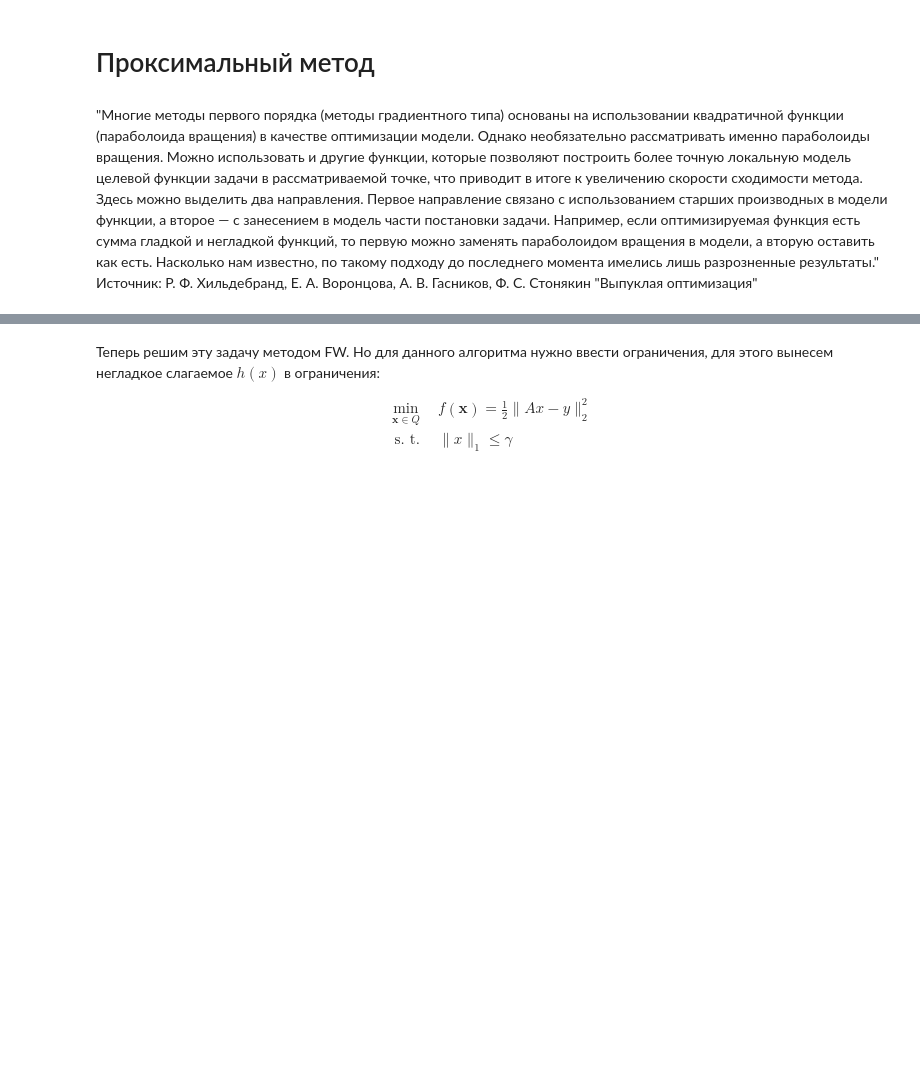
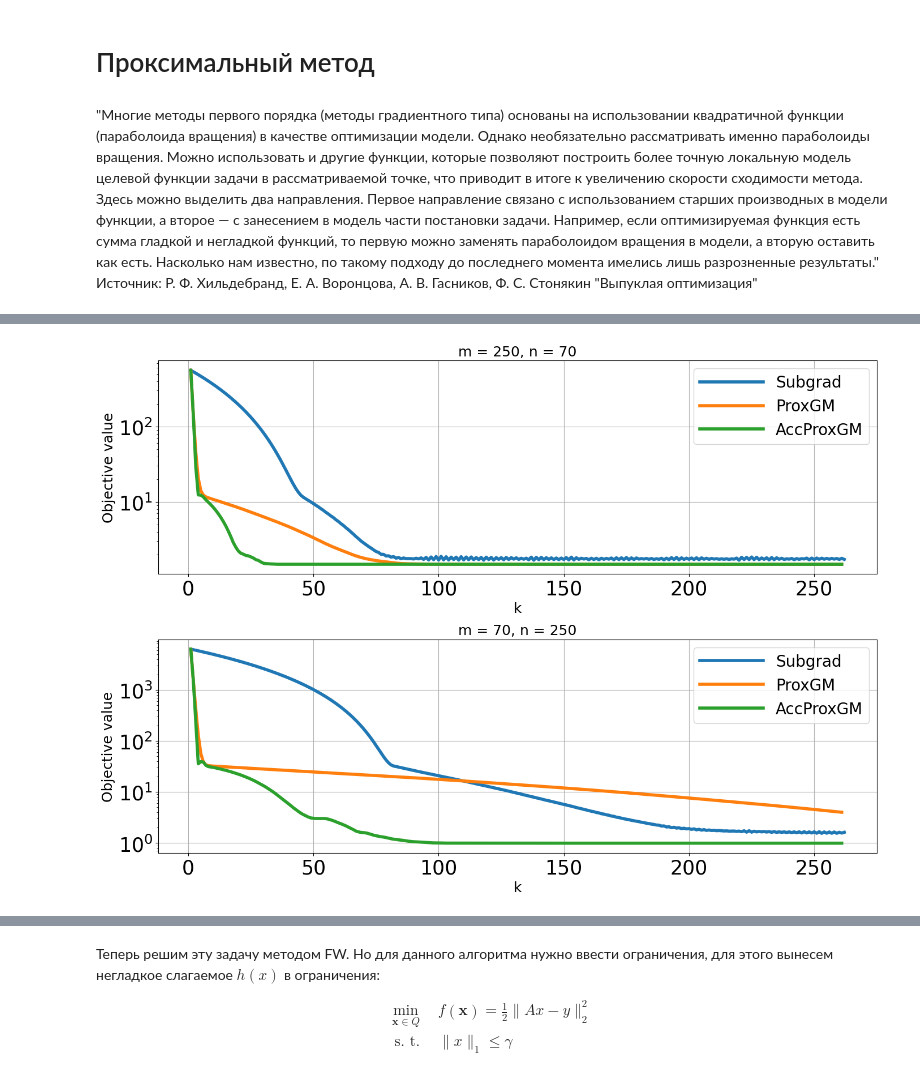
Before and after one commit to DredderGun/math_opt_course, a Jupyter notebook: lesson4_non_smooth_obj/sem3_proximal.ipynb, the cells around one changed output, grey strips where cells are left out. Cells and saved outputs as stored; diff of their text form; code cells hidden in the pictures; blank space fills up the shorter version.

Commit message:
Proximal method seminar

```diff
--- a/lesson4_non_smooth_obj/sem3_proximal.ipynb
+++ b/lesson4_non_smooth_obj/sem3_proximal.ipynb
@@ -235,12 +192,0 @@ AccProxGM
-# %%
-%matplotlib inline
-plt.rc("text", usetex=True)
-plt.figure(figsize=(20, 15))
-
-for method in methods:
-    hist = [F_composite(x) for x, _ in method.history]
-    plt.semilogy(range(1, len(hist) + 1), hist, label=method.name)
-plt.grid()
-plt.xlabel("k")
-plt.ylabel("f(x_k)")
-plt.legend(loc="best", fontsize=24);
@@ -248,0 +195,74 @@ plt.legend(loc="best", fontsize=24);
+# %%
+%matplotlib inline
+configs = [
+    (250, 70),
+    (70, 250)
+]
+max_iters = 260
+
+plt.figure(figsize=(14, 10))
+
+for i, (m, n) in enumerate(configs):
+    A = np.random.rand(m, n)
+    A = skprep.normalize(A, norm="l2", axis=0)
+
+    x_true = np.random.randn(n)
+    x_true[np.random.rand(n) < 0.96] = 0  # sparse true solution
+
+    v = 9e-2 * np.random.randn(m)
+    y = A.dot(x_true) + v
+
+    gamma_max = np.linalg.norm(A.T.dot(y), ord=np.inf)
+    gamma = 0.9 * gamma_max
+
+    x0 = np.random.rand(n)
+
+    f  = lambda x: np.linalg.norm(A.dot(x) - y)**2 / 2
+    gradf = lambda x: A.T.dot(A.dot(x) - y)
+
+    F  = lambda x: f(x) + gamma * np.sum(np.abs(x))
+
+    g_prox = lambda h, alpha: np.sign(h) * np.maximum(np.abs(h) - alpha * gamma, 0)
+
+    L = 2 * np.linalg.norm(A, ord=2)**2 # constant-Lipshitz of smooth part
+
+    # ---------------- Methods ----------------
+
+    methods = []
+
+    # 1) Subgradient
+    method = SubgradMethod(ScaledConstantStepSize(1e-1), name="Subgrad")
+    x_sub = method.solve(x0, F, lambda x: gradf(x) + gamma * np.sign(x), max_iter=max_iters)
+    print("Number of nonzeros in x_true = {}".format(np.sum(x_true != 0)))
+    print(r"Method: {}, m={}, n={}".format(method.name, m, n))
+    print("\tNumber nonzeros in x* = {}".format(np.sum(x_sub != 0)))
+    methods.append(method)
+
+    # 2) Proximal Gradient
+    method = ProxGM(name="ProxGM", fix_lam=1.0/L)
+    x_pg = method.solve(x0, f, gradf, g_prox, max_iter=max_iters)
+    print(r"Method: {}, m={}, n={}".format(method.name, m, n))
+    print("\tNumber nonzeros in x* = {}".format(np.sum(x_pg != 0)))
+    methods.append(method)
+
+    # 3) Accelerated Proximal Gradient
+    method = AccProxGM(name="AccProxGM", fix_lam=1.0/L)
+    x_ag = method.solve(x0, f, gradf, g_prox, max_iter=max_iters)
+    print(r"Method: {}, m={}, n={}".format(method.name, m, n))
+    print("\tNumber nonzeros in x* = {}".format(np.sum(x_ag != 0)))
+    print(r"---")
+    methods.append(method)
+
+    # ---
+    plt.subplot(2, 1, i+1)
+    for method in methods:
+        hist = [F(x) for x, _ in method.history]
+        plt.semilogy(range(1, len(hist) + 1), hist, label=method.name)
+        plt.grid()
+        plt.title(f"m = {m}, n = {n}", fontsize=18)
+        plt.xlabel("k", fontsize=18)
+        plt.ylabel("Objective value", fontsize=18)
+        plt.legend()
+
+plt.tight_layout()
+# %% [output]
@@ -248,0 +285 @@ plt.legend(loc="best", fontsize=24);
+[figure, added]
```
Also changed, not shown: parts of 47 cells of this notebook.
